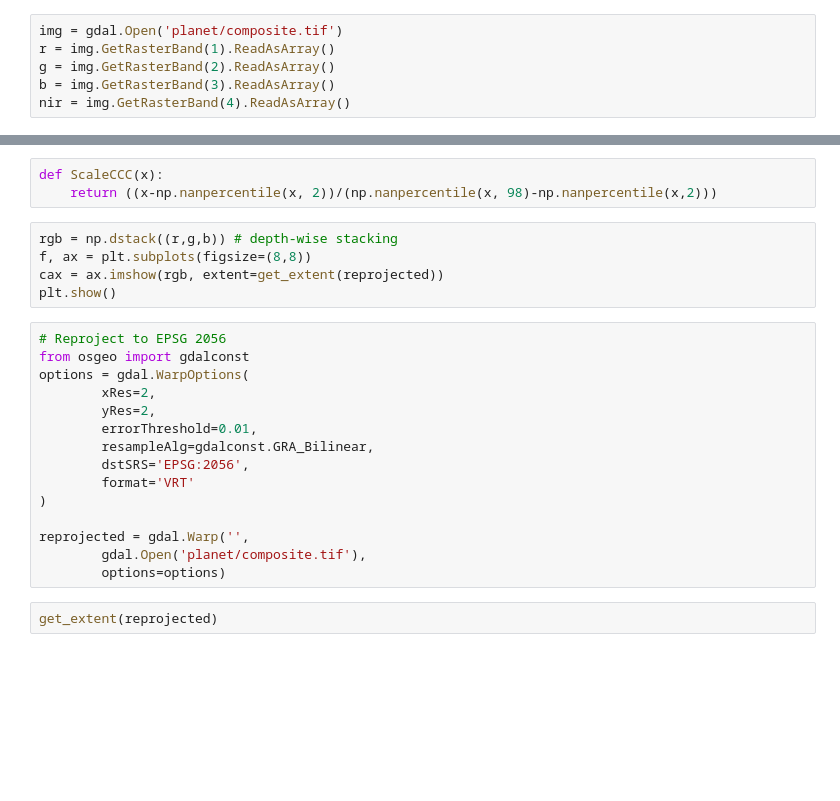
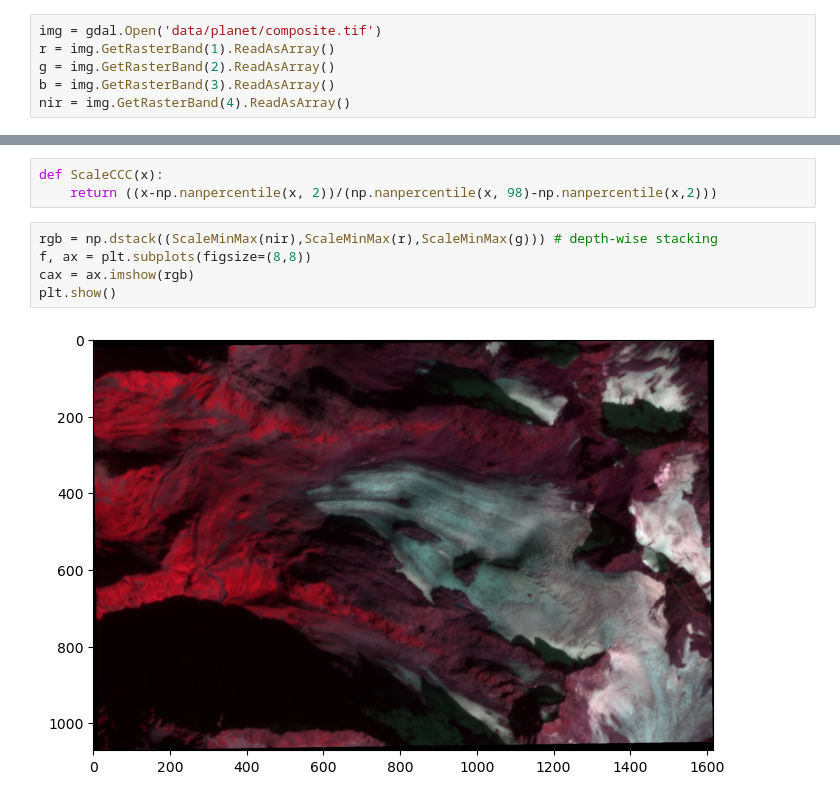
Before and after one commit to mauro3/CORDS, a Jupyter notebook: Workshop-Geodata-Processing/Working-with-multispectral-data.ipynb, the cells around one changed output, grey strips where cells are left out. Saved outputs shown, nothing was run; the diff lists cells and outputs as text; blank space fills up the shorter version.

```diff
--- a/Workshop-Geodata-Processing/Working-with-multispectral-data.ipynb
+++ b/Workshop-Geodata-Processing/Working-with-multispectral-data.ipynb
@@ -3,5 +5,5 @@ from osgeo import gdal
 # %%
-img = gdal.Open('planet/composite.tif')
+img = gdal.Open('data/planet/composite.tif')
 r = img.GetRasterBand(1).ReadAsArray()
 g = img.GetRasterBand(2).ReadAsArray()
 b = img.GetRasterBand(3).ReadAsArray()
@@ -39,25 +58,10 @@ def ScaleMinMax(x):
 # %%
 def ScaleCCC(x):
     return ((x-np.nanpercentile(x, 2))/(np.nanpercentile(x, 98)-np.nanpercentile(x,2)))
-# %%
-rgb = np.dstack((r,g,b)) # depth-wise stacking
-f, ax = plt.subplots(figsize=(8,8))
-cax = ax.imshow(rgb, extent=get_extent(reprojected))
-plt.show()
-# %%
-# Reproject to EPSG 2056
-from osgeo import gdalconst
-options = gdal.WarpOptions(
-        xRes=2,
-        yRes=2,
-        errorThreshold=0.01,
-        resampleAlg=gdalconst.GRA_Bilinear,
-        dstSRS='EPSG:2056',
-        format='VRT'
-)
-
-reprojected = gdal.Warp('',
-        gdal.Open('planet/composite.tif'),
-        options=options)
-# %%
-get_extent(reprojected)
+# %%
+rgb = np.dstack((ScaleMinMax(nir),ScaleMinMax(r),ScaleMinMax(g))) # depth-wise stacking
+f, ax = plt.subplots(figsize=(8,8))
+cax = ax.imshow(rgb)
+plt.show()
+# %% [output]
+[figure, added]
```
Also changed, not shown: parts of 9 cells of this notebook.
